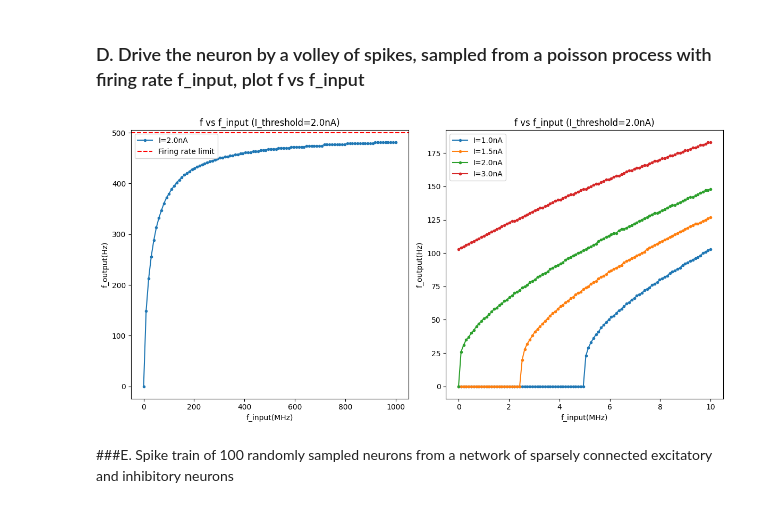
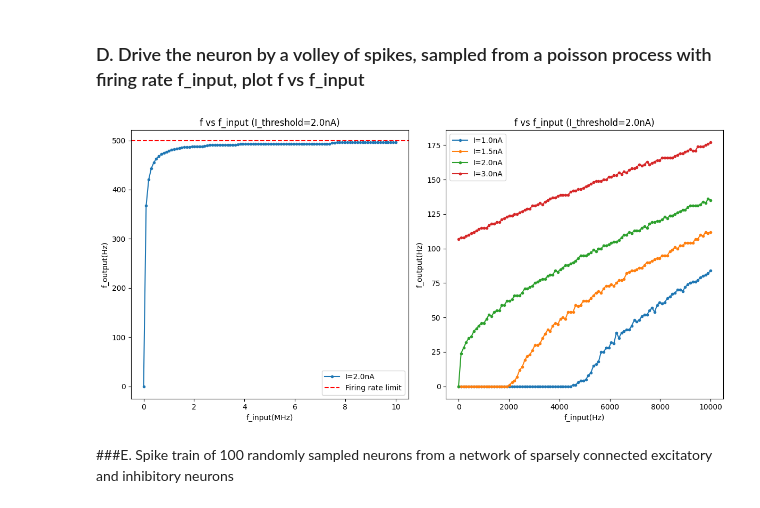
Before and after one commit to shreyasmiraj/dynamical_system_sparse_EI_network, a Jupyter notebook: E_I_network_dynamics.ipynb, the cells around one changed output. Drawn from its saved outputs; the diff is of its cells as text; code cells hidden in the pictures.

Commit message:
fixed logic error in synaptic voltage update and Poisson train input

```diff
--- a/E_I_network_dynamics.ipynb
+++ b/E_I_network_dynamics.ipynb
@@ -542,6 +578,7 @@ for i,(I, poisson_rate_excitatory) in enumerate(zip(I_range, poisson_rate_range)
   neuron.I = I
   neuron.v_init = -70 #mV
   neuron.poisson_rate_excitatory = poisson_rate_excitatory
+
   neuron.reset()
   neuron.evolve()
 
@@ -555,7 +592,7 @@ for i,(I, poisson_rate_excitatory) in enumerate(zip(I_range, poisson_rate_range)
     dv = neuron.dv
 
     refractory_start = np.where(np.abs(np.diff(neuron.v)) >= neuron.v_threshold - neuron.v_reset - 1)[0]
-    refractory_end = np.where(np.abs(np.diff(neuron.dv[1:])) >= ((neuron.R*neuron.I) - (neuron.v_reset - neuron.v_rest))/neuron.tau)[0]+1
+    refractory_end = np.where(np.abs(np.diff(neuron.dv[1:])) >= ((neuron.R*neuron.I) - (neuron.v_reset+1 - neuron.v_rest))/neuron.tau)[0]+1
     refractory_transition_v = np.array([np.nanmean(neuron.v[refractory_start]), np.nanmean(neuron.v[refractory_start+1])])
     refractory_transition_dv = np.array([np.nanmean(neuron.dv[refractory_start]), np.nanmean(neuron.dv[refractory_start+1])])
     active_transition_v = np.array([np.nanmean(neuron.v[refractory_end]), np.nanmean(neuron.v[refractory_end+1])])
@@ -606,6 +643,7 @@ for i,(I, poisson_rate_excitatory) in enumerate(zip(I_range, poisson_rate_range)
     axes[0][i].plot(v, dv, color='g')
     axes[0][i].plot(init_transition_v, init_transition_dv, linestyle='--', color='k',alpha=0.4)
     axes[0][i].legend(['Active','Init Transition'])
+    axes[0][i].axhline(y=0, linestyle='-', color='k')
     axes[1][i].quiver(x_active, y_active, dx_active, dy_active, color='g',scale=5, scale_units='x', headwidth=15)
 
     #add v_init just lower than threshold when neuron doesn't spike / I < I_threshold and no poisson input
@@ -630,7 +668,6 @@ for i,(I, poisson_rate_excitatory) in enumerate(zip(I_range, poisson_rate_range)
 
   axes[0][i].set_xlabel('V (mV)')
   axes[0][i].set_ylabel('dV (mV)')
-  axes[0][i].axhline(y=0, linestyle='-', color='k')
   axes[0][i].set_title('Phase Potrait (I='+str(neuron.I*1e6)+'nA + f_input='+str(neuron.poisson_rate_excitatory)+'Hz)')
 
   axes[1][i].spines['bottom'].set_position('center')
@@ -714,7 +751,9 @@ neuron = SingleNeuron(v_init=-70,       #mV
                       t_refractory=2,   #ms
                       tau=8,            #ms
                       poisson_rate_excitatory=0,
-                      poisson_rate_inhibitory=0)
+                      poisson_rate_inhibitory=0,
+                      n_poisson_excitatory = 0,
+                      n_poisson_inhibitory = 0)
 neuron.reset()
 # %%
 I_range_range = [np.linspace(I_threshold - 2e-6, I_threshold*100, 100), np.linspace(I_threshold - 2e-6, I_threshold + 2e-6, 100)]
@@ -747,6 +786,7 @@ fig.show()
 # %%
 v_rest = -70      #mV
 v_threshold = -50 #mV
+R = 10e6          #ohm
 I_threshold = (v_threshold - v_rest)/R  #mA
 t = 1000          #ms total simulation time
 
@@ -768,37 +808,43 @@ neuron.reset()
 # %%
 fig, axes = plt.subplots(ncols=2)
 fig.set_tight_layout(True)
 fig.set_figheight(6)
 fig.set_figwidth(12)
-excitatory_rate_ranges = [np.linspace(0, 1000*1e6, 100), np.linspace(0,10*1e6,100)]
+excitatory_rate_ranges = [np.linspace(0, 1e7, 100), np.linspace(0, 10000, 100)]
 for i, excitatory_rate_range in enumerate(excitatory_rate_ranges):
   legend = []
   if i == 0:
     I_range = [I_threshold]
   else:
     I_range = [I_threshold - 1e-6, I_threshold - 0.5e-6, I_threshold, I_threshold + 1e-6]
   for I in I_range:
     frequency_I = []
     neuron.I = I
     for poisson_rate_excitatory in tqdm(excitatory_rate_range):
       neuron.poisson_rate_excitatory = poisson_rate_excitatory
       neuron.reset()
       neuron.evolve(tqdm_progress=False)
       spike_data = neuron.spike_data
       frequency = len(spike_data)/(neuron.t*1e-3)  #Hz
       frequency_I.append(frequency)
-    axes[i].plot(excitatory_rate_range/1e6, frequency_I, marker='.')
+    if i == 0:
+      axes[i].plot(excitatory_rate_range/1e6, frequency_I, marker='.')
+    else:
+      axes[i].plot(excitatory_rate_range, frequency_I, marker='.')
+
     legend.append('I='+str(neuron.I*1e6)+'nA')
+
+  axes[i].set_xlabel('f_input(Hz)')
+  axes[i].set_ylabel('f_output(Hz)')
+  axes[i].set_title('f vs f_input (I_threshold='+str(I_threshold*1e6)+'nA)')
   if i == 0:
     axes[i].axhline(y=1/(neuron.t_refractory*1e-3), linestyle='--', color='r')
     legend.append('Firing rate limit')
-  axes[i].set_xlabel('f_input(MHz)')
-  axes[i].set_ylabel('f_output(Hz)')
+    axes[i].set_xlabel('f_input(MHz)')
   axes[i].legend(legend)
-  axes[i].set_title('f vs f_input (I_threshold='+str(I_threshold*1e6)+'nA)')
 fig.show()
 # %% [output]
-[figure, old version]
+[figure, new version]
 # %% [markdown]
 ###E. Spike train of 100 randomly sampled neurons from a network of sparsely connected excitatory and inhibitory neurons
 # %%
```
Also changed, not shown: parts of 8 cells of this notebook.
